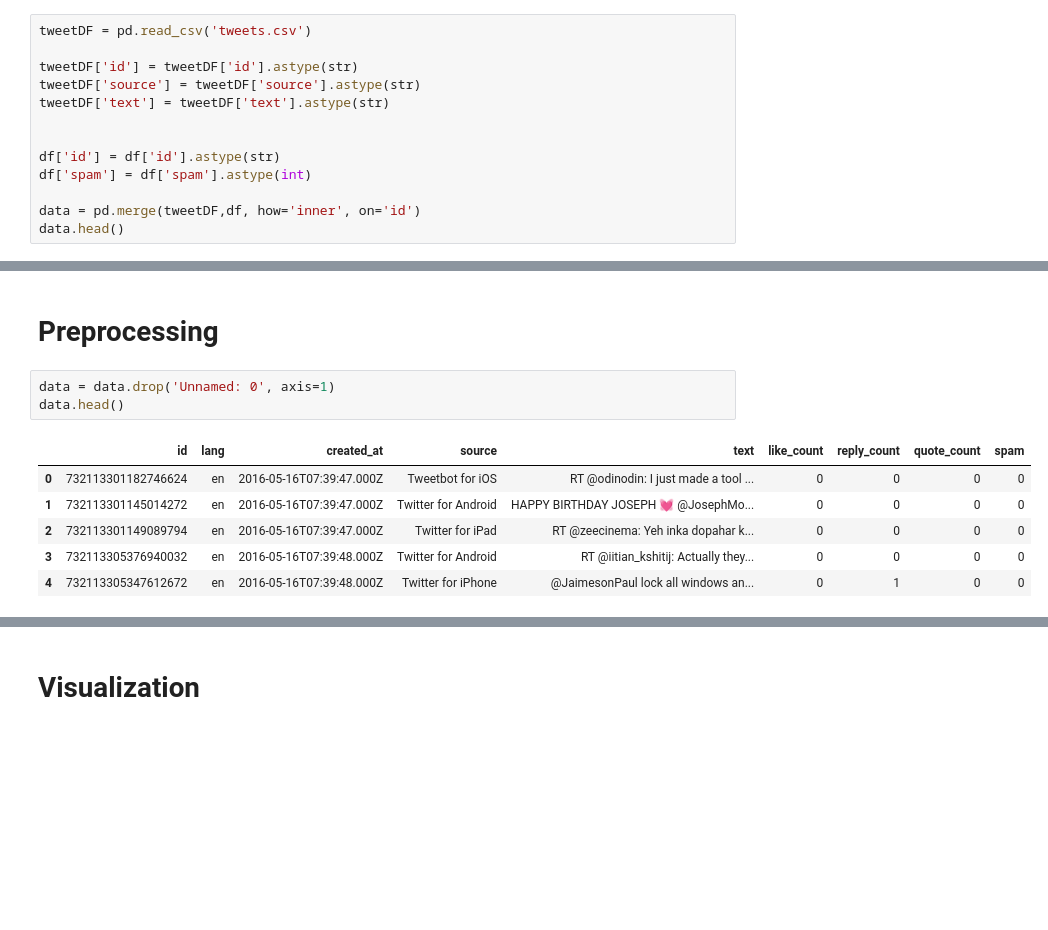
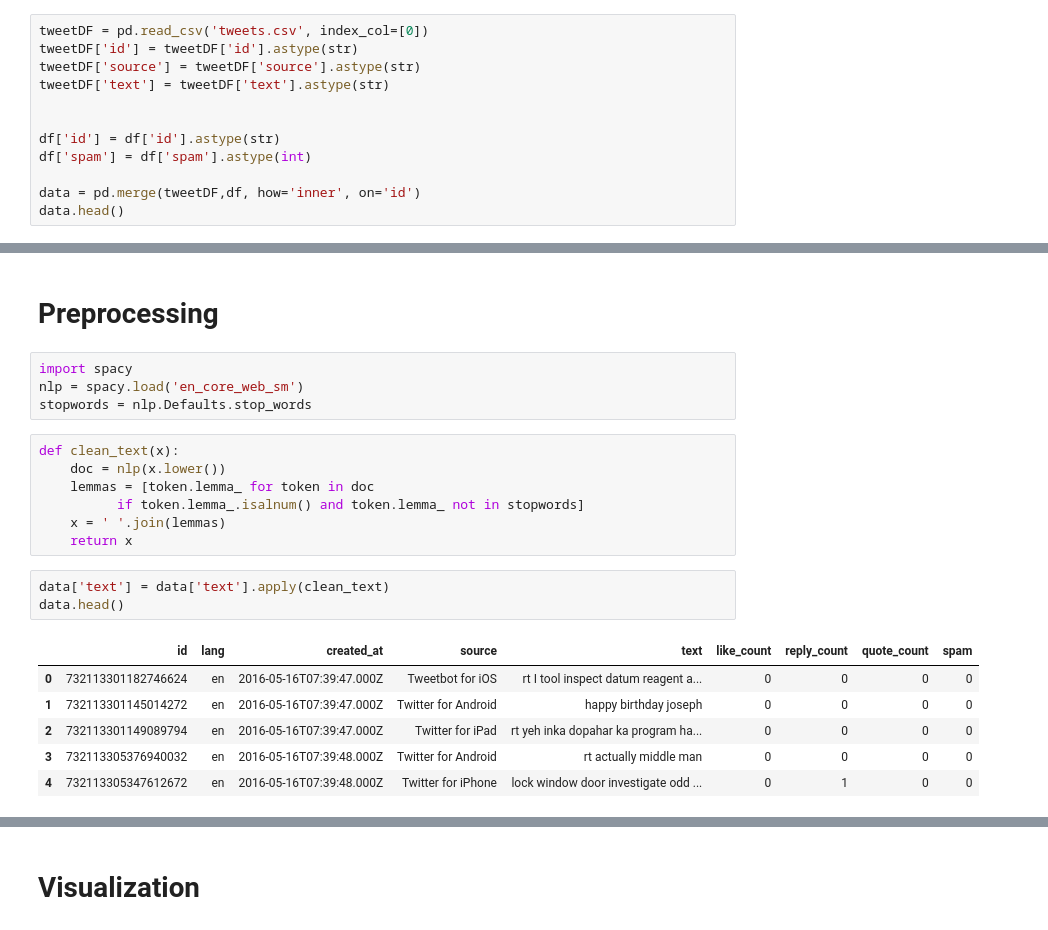
Before and after one commit to JoseGarciaE/Twitter_Spam, a Jupyter notebook: Twitter_SPAM.ipynb, the cells around one changed output, grey strips where cells are left out. Drawn from its saved outputs; the diff is of its cells as text; blank space fills up the shorter version.

Commit message:
Cleaned up code and added various vectorizors

```diff
--- a/Twitter_SPAM.ipynb
+++ b/Twitter_SPAM.ipynb
@@ -145,8 +156,7 @@ Spam to Good Ratio: 0.09945
 # %% [markdown]
 # Combing Tweet Data and Research Data
 # %%
-tweetDF = pd.read_csv('tweets.csv')
-
+tweetDF = pd.read_csv('tweets.csv', index_col=[0])
 tweetDF['id'] = tweetDF['id'].astype(str)
 tweetDF['source'] = tweetDF['source'].astype(str)
 tweetDF['text'] = tweetDF['text'].astype(str)
@@ -167,12 +177,23 @@ data.head()
 # %% [markdown]
 # Preprocessing
+# %%
+import spacy
+nlp = spacy.load('en_core_web_sm')
+stopwords = nlp.Defaults.stop_words
+# %%
+def clean_text(x):
+    doc = nlp(x.lower())
+    lemmas = [token.lemma_ for token in doc
+          if token.lemma_.isalnum() and token.lemma_ not in stopwords]
+    x = ' '.join(lemmas)
+    return x
 # %%
-data = data.drop('Unnamed: 0', axis=1)
+data['text'] = data['text'].apply(clean_text)
 data.head()
 # %% [output]
 |  | id | lang | created_at | source | text | like_count | reply_count | quote_count | spam |
-| 0 | 732113301182746624 | en | 2016-05-16T07:39:47.000Z | Tweetbot for iΟS | RT @odinodin: I just made a tool ... | 0 | 0 | 0 | 0 |
-| 1 | 732113301145014272 | en | 2016-05-16T07:39:47.000Z | Twitter for Android | HAPPY BIRTHDAY JOSEPH 💓 @JosephMo... | 0 | 0 | 0 | 0 |
-| 2 | 732113301149089794 | en | 2016-05-16T07:39:47.000Z | Twitter for iPad | RT @zeecinema: Yeh inka dopahar k... | 0 | 0 | 0 | 0 |
-| 3 | 732113305376940032 | en | 2016-05-16T07:39:48.000Z | Twitter for Android | RT @iitian_kshitij: Actually they... | 0 | 0 | 0 | 0 |
-| 4 | 732113305347612672 | en | 2016-05-16T07:39:48.000Z | Twitter for iPhone | @JaimesonPaul lock all windows an... | 0 | 1 | 0 | 0 |
+| 0 | 732113301182746624 | en | 2016-05-16T07:39:47.000Z | Tweetbot for iΟS | rt I tool inspect datum reagent a... | 0 | 0 | 0 | 0 |
+| 1 | 732113301145014272 | en | 2016-05-16T07:39:47.000Z | Twitter for Android | happy birthday joseph | 0 | 0 | 0 | 0 |
+| 2 | 732113301149089794 | en | 2016-05-16T07:39:47.000Z | Twitter for iPad | rt yeh inka dopahar ka program ha... | 0 | 0 | 0 | 0 |
+| 3 | 732113305376940032 | en | 2016-05-16T07:39:48.000Z | Twitter for Android | rt actually middle man | 0 | 0 | 0 | 0 |
+| 4 | 732113305347612672 | en | 2016-05-16T07:39:48.000Z | Twitter for iPhone | lock window door investigate odd ... | 0 | 1 | 0 | 0 |
```
Also changed, not shown: parts of 39 cells of this notebook.
